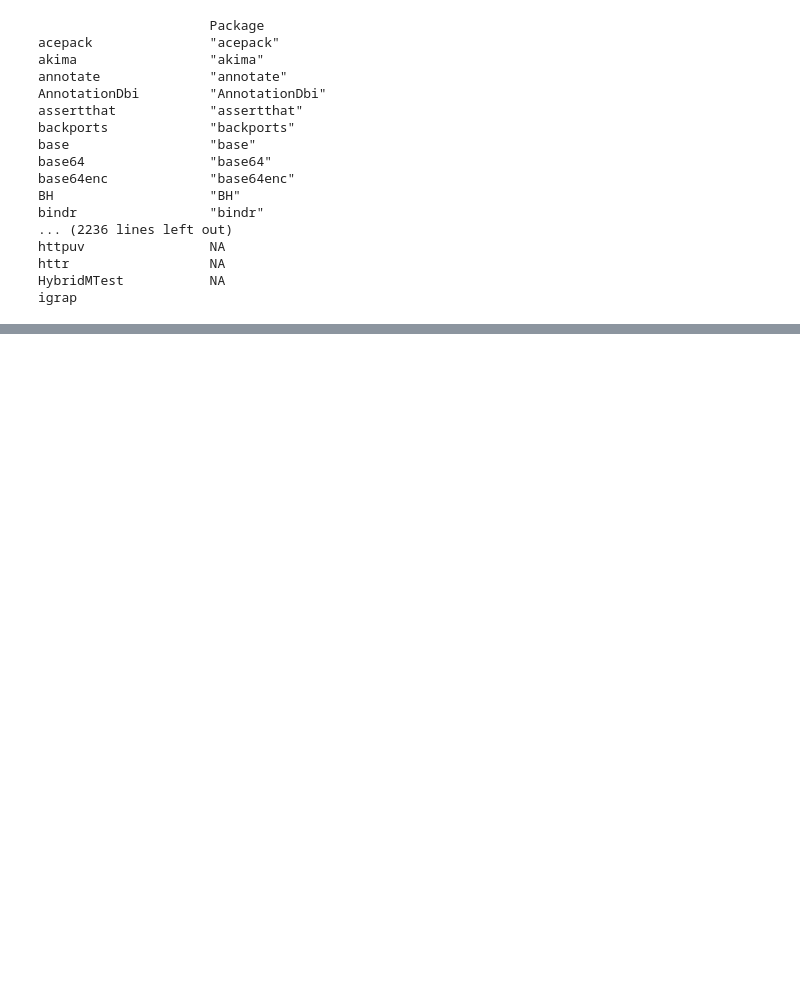
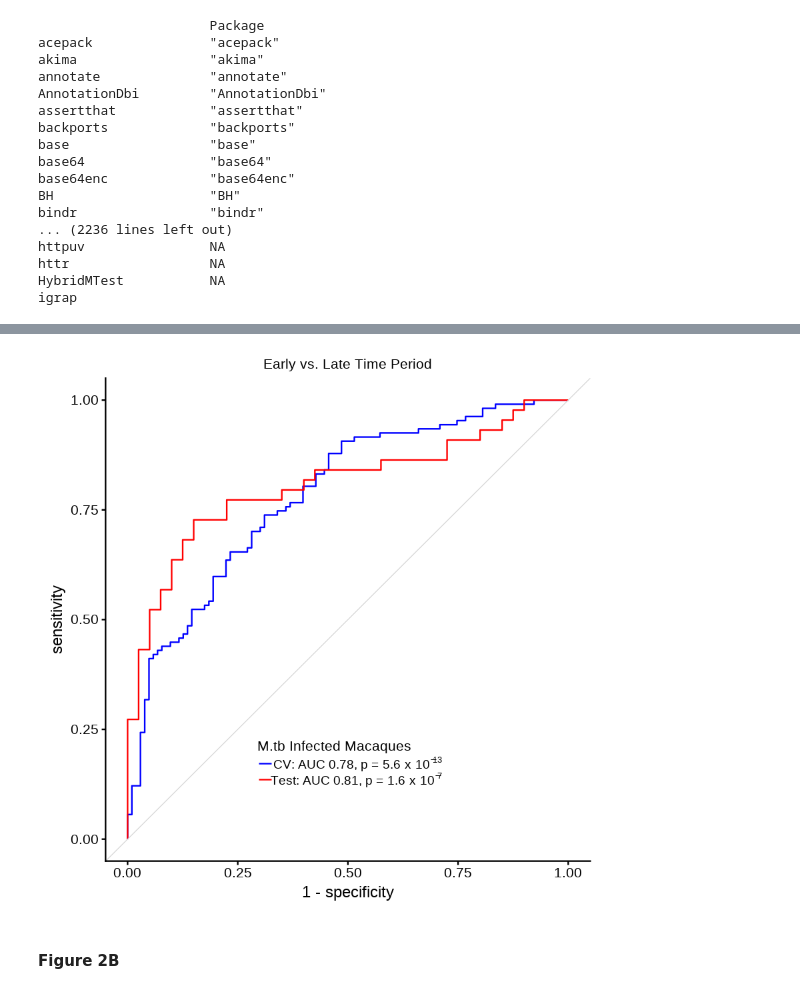
Before and after one commit to remi10001/TB, a Jupyter notebook: Time Since Infection_Submission_Streamlinedcode.ipynb, the cells around one changed output, grey strips where cells are left out. Saved outputs shown, nothing was run; the diff lists cells and outputs as text; code cells hidden in the pictures; blank space fills up the shorter version.

```diff
--- a/Time Since Infection_Submission_Streamlinedcode.ipynb
+++ b/Time Since Infection_Submission_Streamlinedcode.ipynb
@@ -75,0 +324,7 @@ igrap
+# %%
+set.seed(100)
+folds = groupKFold(pheno.train$monkeyid, k=10)
+for (fold in lapply(folds, function(x) {pheno.train$monkeyid[x]}))
+    print(length((as.character(fold))))
+
+lapply(folds, function(x, y) table(y[x]), y = pheno.train$monkeyid)
@@ -75,0 +476,16 @@ igrap
+# %%
+monkey.class.plot = ggroc(list(CV=glmnet.monkey.val.ROC, test=glmnet.monkey.ROC), legacy.axes=TRUE) +
+                geom_abline(intercept = 0, slope = 1, color = "lightgrey", size = 0.25) +
+                ggtitle("Early vs. Late Time Period") + theme(plot.title = element_text(size=12, face="plain")) +
+                scale_color_manual(name="M.tb Infected Macaques",
+                                  labels=c("CV" =expression("CV: AUC 0.78, p ="~5.6~ "x" ~10^{-13} ~ " "),
+                                           "test"=expression("Test: AUC 0.81, p ="~1.6~ "x" ~10^{-7} ~ " ")),
+                                   #expression("Average Conc of S- on plates" ~
+                          #(mu ~ moles ~ cm^{-2} ~ "dry wt")),
+                                  values=c("CV"="blue", "test"="red")) +
+            theme(legend.position=c(0.30,0.20), legend.title = element_text(size=12), legend.text = element_text(size=11))
+monkey.class.plot
+# %% [output]
+[figure, added]
+# %% [markdown]
+#### Figure 2B
```
Also changed, not shown: parts of 59 cells of this notebook, 3 other files.
